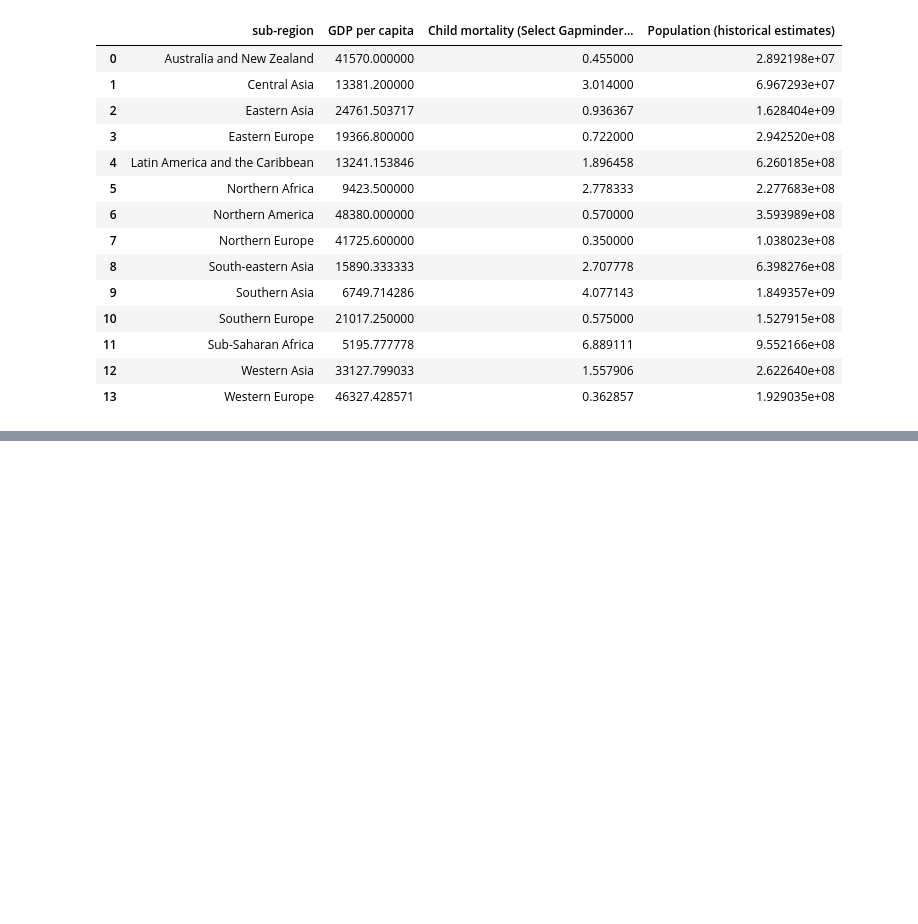
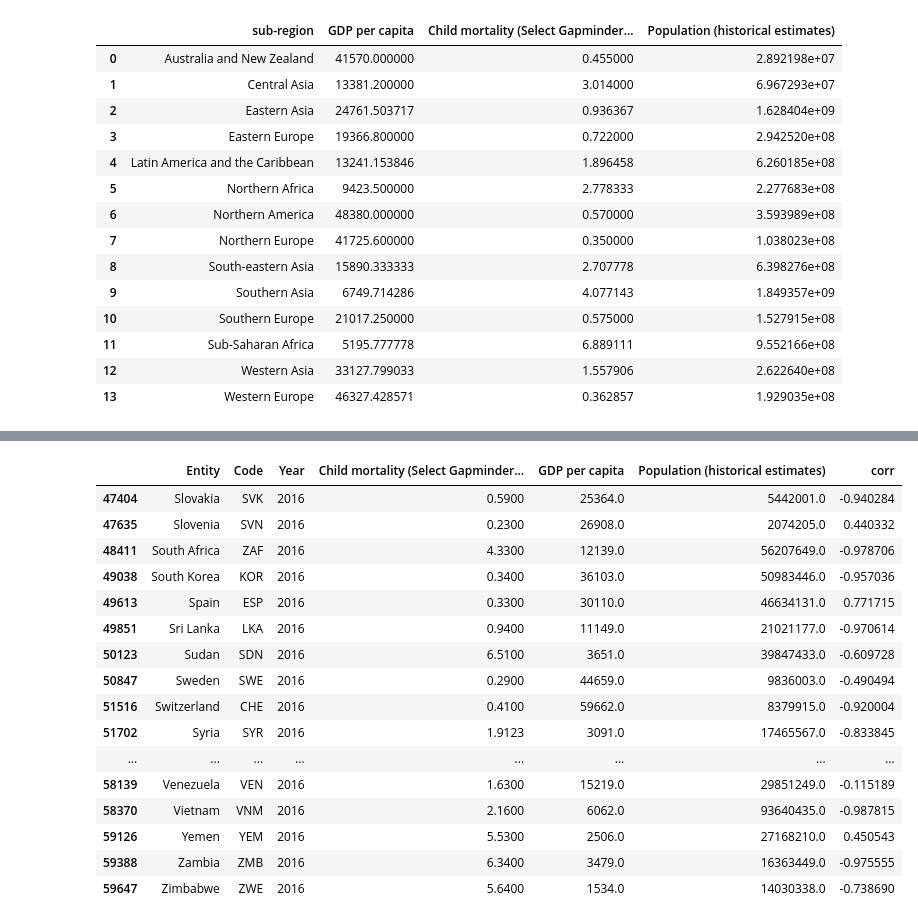
Before and after one commit to muhammadbadar1998/kaggle_projects, a Jupyter notebook: gdp_childmortality_EDA.ipynb, the cells around one changed output, grey strips where cells are left out. Saved outputs shown, nothing was run; the diff lists cells and outputs as text; code cells hidden in the pictures; blank space fills up the shorter version.

```diff
--- a/gdp_childmortality_EDA.ipynb
+++ b/gdp_childmortality_EDA.ipynb
@@ -189,0 +245,22 @@ fig.write_html("region_gdp_childmortality_scatter.html")
+# %%
+df_corr_2016=df.loc[df['Year']==2016]
+# %%
+df_corr_2016.tail(30)
+# %% [output]
+|  | Entity | Code | Year | Child mortality (Select Gapminder... | GDP per capita | Population (historical estimates) | corr |
+| 47404 | Slovakia | SVK | 2016 | 0.5900 | 25364.0 | 5442001.0 | -0.940284 |
+| 47635 | Slovenia | SVN | 2016 | 0.2300 | 26908.0 | 2074205.0 | 0.440332 |
+| 48411 | South Africa | ZAF | 2016 | 4.3300 | 12139.0 | 56207649.0 | -0.978706 |
+| 49038 | South Korea | KOR | 2016 | 0.3400 | 36103.0 | 50983446.0 | -0.957036 |
+| 49613 | Spain | ESP | 2016 | 0.3300 | 30110.0 | 46634131.0 | 0.771715 |
+| 49851 | Sri Lanka | LKA | 2016 | 0.9400 | 11149.0 | 21021177.0 | -0.970614 |
+| 50123 | Sudan | SDN | 2016 | 6.5100 | 3651.0 | 39847433.0 | -0.609728 |
+| 50847 | Sweden | SWE | 2016 | 0.2900 | 44659.0 | 9836003.0 | -0.490494 |
+| 51516 | Switzerland | CHE | 2016 | 0.4100 | 59662.0 | 8379915.0 | -0.920004 |
+| 51702 | Syria | SYR | 2016 | 1.9123 | 3091.0 | 17465567.0 | -0.833845 |
+| ... | ... | ... | ... | ... | ... | ... | ... |
+| 58139 | Venezuela | VEN | 2016 | 1.6300 | 15219.0 | 29851249.0 | -0.115189 |
+| 58370 | Vietnam | VNM | 2016 | 2.1600 | 6062.0 | 93640435.0 | -0.987815 |
+| 59126 | Yemen | YEM | 2016 | 5.5300 | 2506.0 | 27168210.0 | 0.450543 |
+| 59388 | Zambia | ZMB | 2016 | 6.3400 | 3479.0 | 16363449.0 | -0.975555 |
+| 59647 | Zimbabwe | ZWE | 2016 | 5.6400 | 1534.0 | 14030338.0 | -0.738690 |
```
Also changed, not shown: parts of 9 cells of this notebook.
